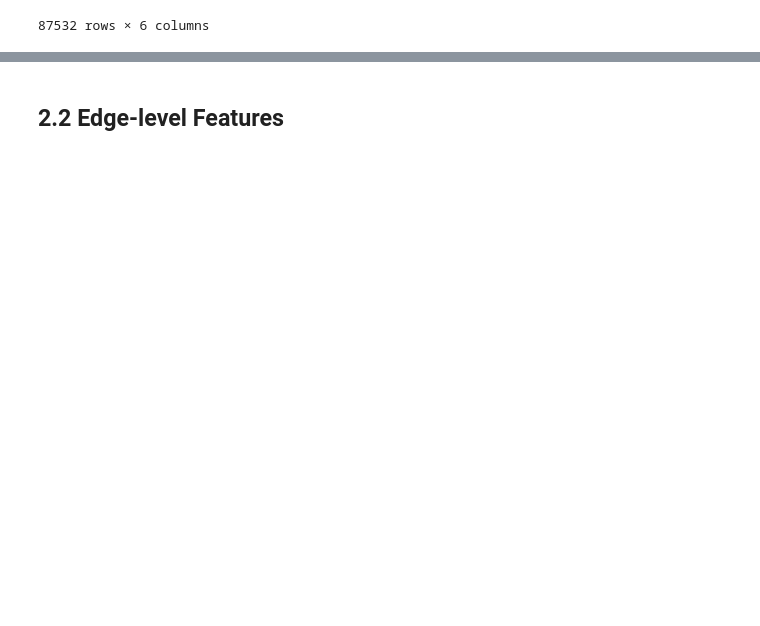
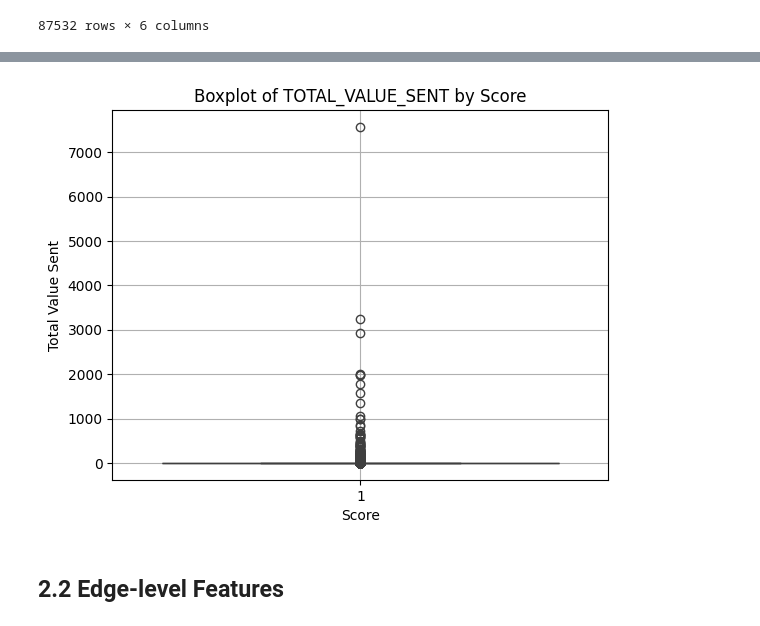
Before and after one commit to bellatrix-ds/ml-in-crypto, a Jupyter notebook: 04_Blockchain_Crime_Detector/BlockCrime Detector.ipynb, the cells around one changed output, grey strips where cells are left out. Drawn from its saved outputs; the diff is of its cells as text; code cells hidden in the pictures; blank space fills up the shorter version.

```diff
--- a/04_Blockchain_Crime_Detector/BlockCrime Detector.ipynb
+++ b/04_Blockchain_Crime_Detector/BlockCrime Detector.ipynb
@@ -213,3 +238,14 @@ for col in numeric_cols:
+# %%
+import seaborn as sns
+
+sns.boxplot(x="TOTAL_VALUE_SENT_SCORE", y="TOTAL_VALUE_SENT", data=node_features)
+plt.title("Boxplot of TOTAL_VALUE_SENT by Score")
+plt.xlabel("Score")
+plt.ylabel("Total Value Sent")
+plt.grid(True)
+plt.show()
+# %% [output]
+[figure, added]
 # %% [markdown]
 ## 2.2  Edge-level Features
 # %%
```
Also changed, not shown: parts of 5 cells of this notebook.
